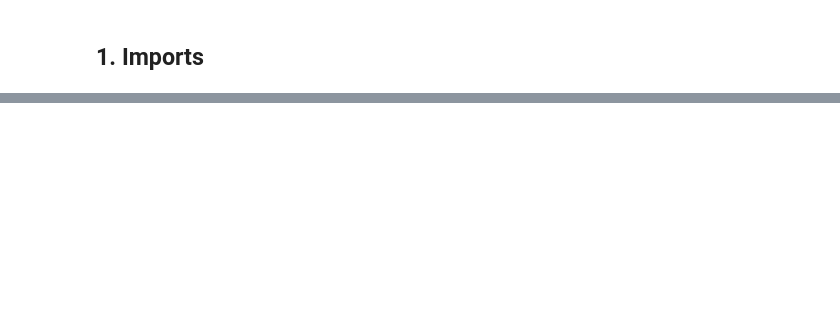
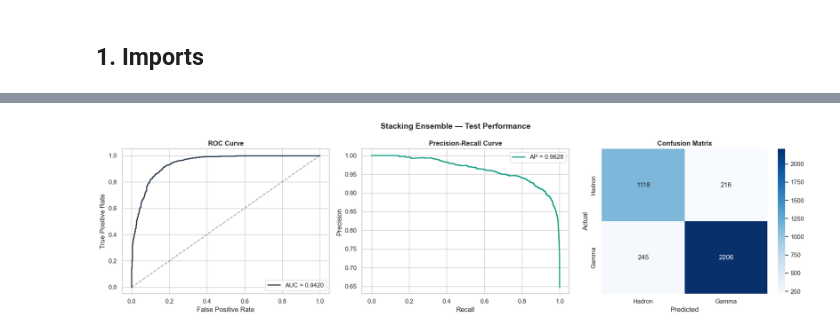
Before and after one commit to KamilaAkhmetova/ml-project, a Jupyter notebook: notebooks/03_Modeling.ipynb, the cells around one changed output, grey strips where cells are left out. Cells and saved outputs as stored; diff of their text form; code cells hidden in the pictures; blank space fills up the shorter version.

```diff
--- a/notebooks/03_Modeling.ipynb
+++ b/notebooks/03_Modeling.ipynb
@@ -353,0 +289,14 @@ Key observations:
+# %%
+y_pred  = stack.predict(X_test)
+y_proba = stack.predict_proba(X_test)[:, 1]
+
+metrics = {
+    'F1':       f1_score(y_test, y_pred),
+    'ROC-AUC':  roc_auc_score(y_test, y_proba),
+    'PR-AUC':   average_precision_score(y_test, y_proba),
+}
+for k, v in metrics.items():
+    print(f'  {k:8s} = {v:.4f}')
+
+print('\nClassification report:')
+print(classification_report(y_test, y_pred, target_names=['Hadron (0)', 'Gamma (1)']))
@@ -353,0 +317,31 @@ Key observations:
+# %%
+fig, axes = plt.subplots(1, 3, figsize=(18, 5))
+
+# ROC
+fpr, tpr, _ = roc_curve(y_test, y_proba)
+axes[0].plot(fpr, tpr, color='#2c3e50', linewidth=2, label=f'AUC = {metrics["ROC-AUC"]:.4f}')
+axes[0].plot([0, 1], [0, 1], 'k--', alpha=0.4)
+axes[0].set_xlabel('False Positive Rate'); axes[0].set_ylabel('True Positive Rate')
+axes[0].set_title('ROC Curve', fontweight='bold')
+axes[0].legend()
+
+# PR
+prec, rec, _ = precision_recall_curve(y_test, y_proba)
+axes[1].plot(rec, prec, color='#16a085', linewidth=2, label=f'AP = {metrics["PR-AUC"]:.4f}')
+axes[1].set_xlabel('Recall'); axes[1].set_ylabel('Precision')
+axes[1].set_title('Precision-Recall Curve', fontweight='bold')
+axes[1].legend()
+
+# Confusion matrix
+cm = confusion_matrix(y_test, y_pred)
+sns.heatmap(cm, annot=True, fmt='d', cmap='Blues',
+            xticklabels=['Hadron', 'Gamma'],
+            yticklabels=['Hadron', 'Gamma'], ax=axes[2])
+axes[2].set_xlabel('Predicted'); axes[2].set_ylabel('Actual')
+axes[2].set_title('Confusion Matrix', fontweight='bold')
+
+plt.suptitle('Stacking Ensemble — Test Performance', fontsize=14, fontweight='bold')
+plt.tight_layout()
+plt.show()
+# %% [output]
+[figure, added]
```
Also changed, not shown: parts of 45 cells of this notebook, 7 other files.
